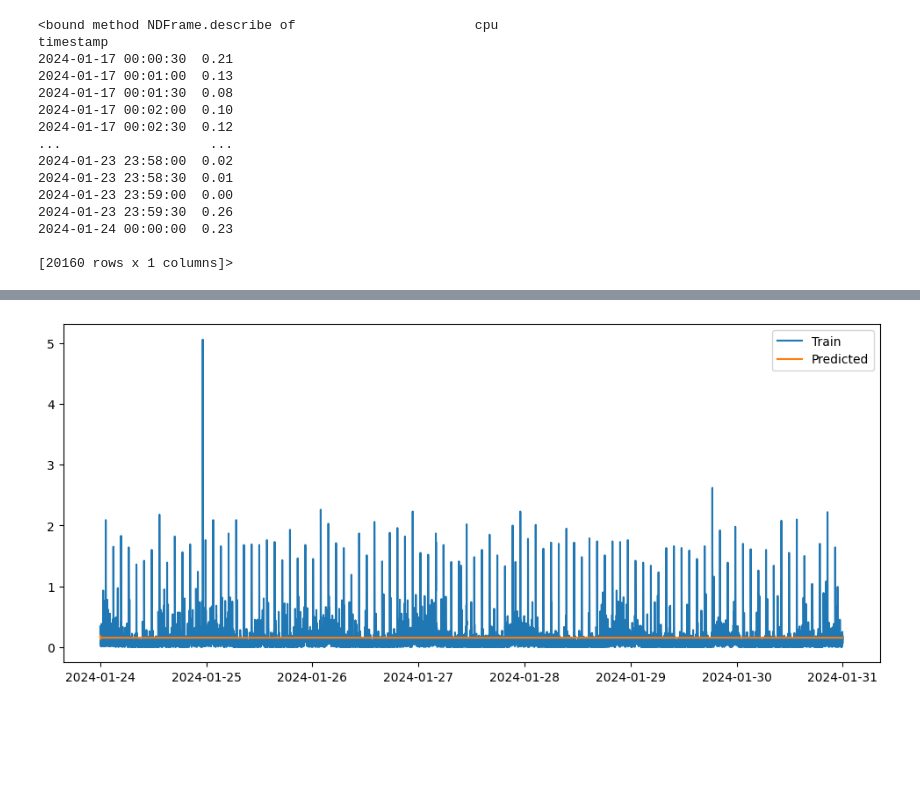
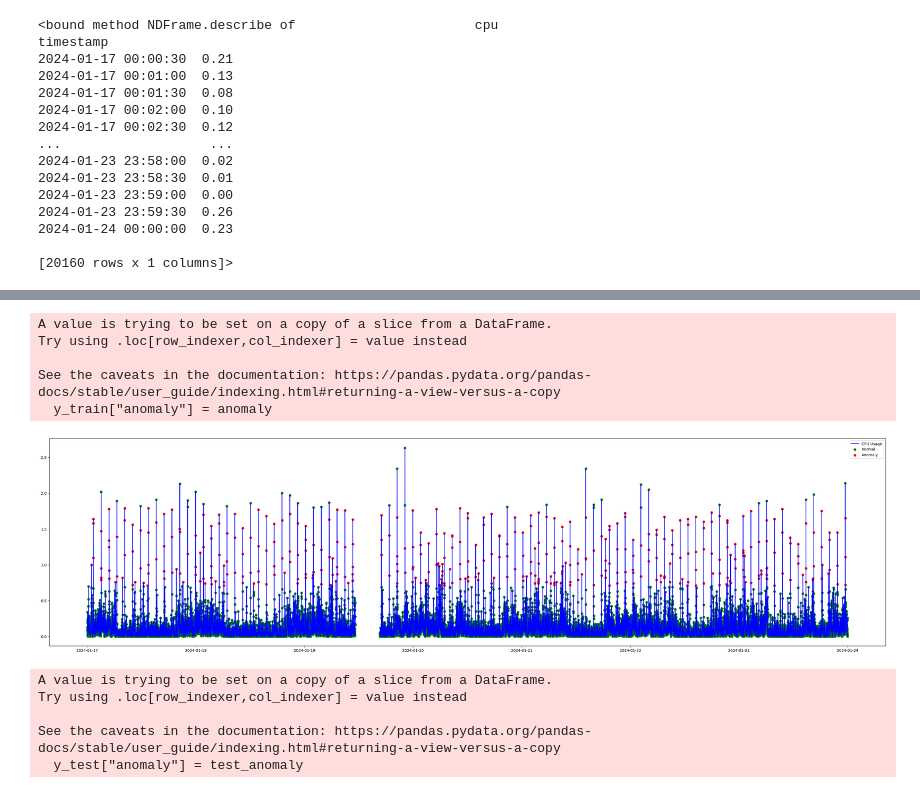
Before and after one commit to Djax05/ARIMA-prediction, a Jupyter notebook: machine_learning/model.ipynb, the cells around one changed output, grey strips where cells are left out. Cells and saved outputs as stored; diff of their text form; code cells hidden in the pictures; blank space fills up the shorter version.

Commit message:
Changed the model from ARIMA and switched to an Isolation forest to predict the anomalies

```diff
--- a/machine_learning/model.ipynb
+++ b/machine_learning/model.ipynb
@@ -98,8 +80,23 @@ y_test_pred = model_fit.predict(start=y_test.index[0], end=y_test.index[-1], dyn
-# %%
-plt.figure(figsize=(12, 5))
-plt.plot(y_test.index, y_test, label="Train")
-plt.plot(y_test.index, y_test_pred, label="Predicted")
-plt.legend()
-plt.show()
-# %% [output]
-[figure, removed]
+# %%
+model = IsolationForest(contamination=0.02, random_state=42)
+anomaly = model.fit_predict(y_train)
+
+y_train["anomaly"] = anomaly
+normal = y_train[y_train["anomaly"] == 1]
+anomaly = y_train[y_train["anomaly"] == -1]
+# %% [output]
+A value is trying to be set on a copy of a slice from a DataFrame.
+Try using .loc[row_indexer,col_indexer] = value instead
+
+See the caveats in the documentation: https://pandas.pydata.org/pandas-docs/stable/user_guide/indexing.html#returning-a-view-versus-a-copy
+  y_train["anomaly"] = anomaly
+# %%
+plt.figure(figsize=(40,10))
+
+plt.plot(y_train.index, y_train["cpu"], label="CPU Usage", color="blue")
+plt.scatter(normal.index, normal["cpu"], color="green", label="Normal")
+plt.scatter(anomaly.index, anomaly["cpu"], color="red", label="Anomaly")
+plt.legend()
+plt.show()
+# %% [output]
+[figure, added]
@@ -105,0 +106,10 @@ plt.show()
+# %%
+y_test["anomaly"] = test_anomaly
+normal = y_test[y_test["anomaly"] == 1]
+anomaly = y_test[y_test["anomaly"] == -1]
+# %% [output]
+A value is trying to be set on a copy of a slice from a DataFrame.
+Try using .loc[row_indexer,col_indexer] = value instead
+
+See the caveats in the documentation: https://pandas.pydata.org/pandas-docs/stable/user_guide/indexing.html#returning-a-view-versus-a-copy
+  y_test["anomaly"] = test_anomaly
```
Also changed, not shown: parts of 8 cells of this notebook, 2 other files.
